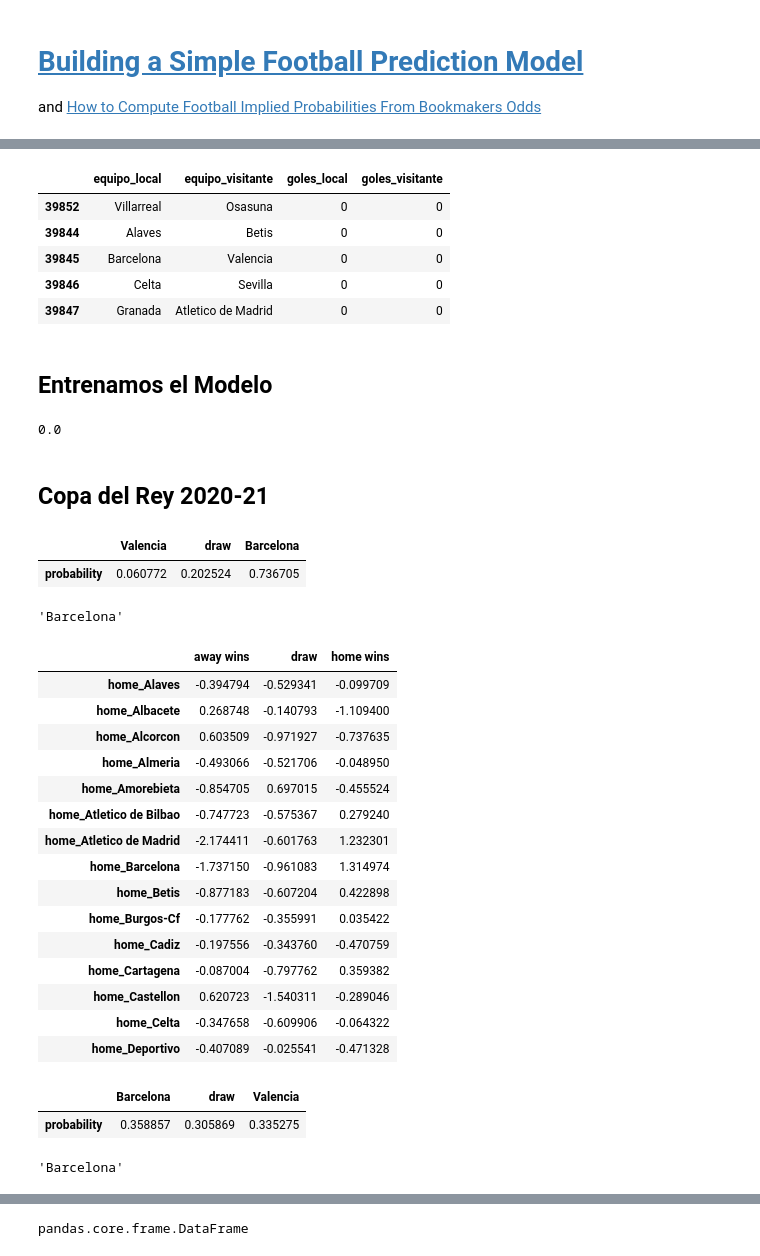
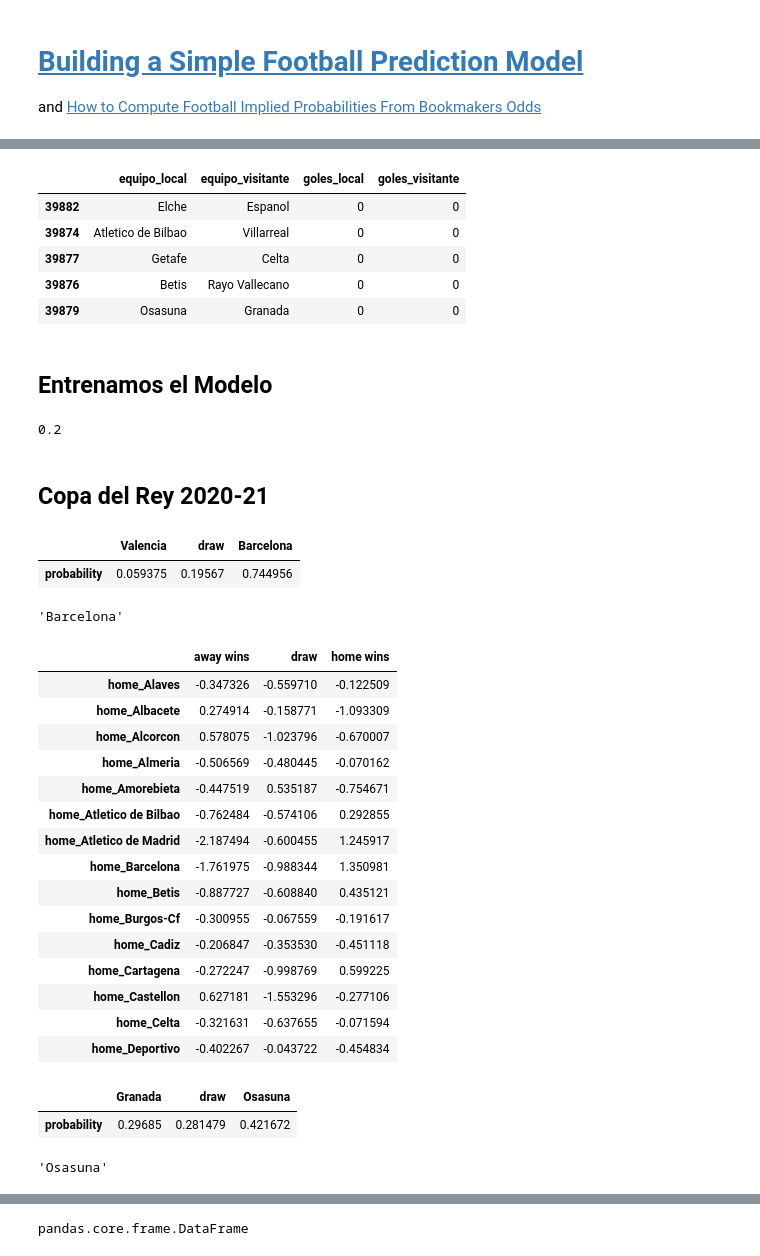
Before and after one commit to tonirodriguez/octopy, a Jupyter notebook: octopy/Liga.ipynb, the cells around one changed output, grey strips where cells are left out. Drawn from its saved outputs; the diff is of its cells as text; code cells hidden in the pictures.

```diff
--- a/octopy/Liga.ipynb
+++ b/octopy/Liga.ipynb
@@ -75,11 +75,11 @@ partidos = partidos.sort_values(by='fecha')
 part_test = partidos[partidos['division'] == 1]
 
 # Test Set
-part_test = part_test[part_test['fecha'] >= date(2021, 10, 6)]
+part_test = part_test[part_test['fecha'] >= date(2021, 10, 21)]
 
 # Train Set
 partidos = partidos[partidos['fecha'] > date(2019, 8, 1)]
-partidos = partidos[partidos['fecha'] < date(2021, 10, 6)]
+partidos = partidos[partidos['fecha'] < date(2021, 10, 21)]
 # %%
 train = partidos.filter(['equipo_local', 'equipo_visitante', 'goles_local', 'goles_visitante'])
 test = part_test.filter(['equipo_local', 'equipo_visitante', 'goles_local', 'goles_visitante'])
@@ -89,11 +89,11 @@ equipos = train['equipo_local'].unique()
 test.head()
 # %% [output]
 |  | equipo_local | equipo_visitante | goles_local | goles_visitante |
-| 39852 | Villarreal | Osasuna | 0 | 0 |
-| 39844 | Alaves | Betis | 0 | 0 |
-| 39845 | Barcelona | Valencia | 0 | 0 |
-| 39846 | Celta | Sevilla | 0 | 0 |
-| 39847 | Granada | Atletico de Madrid | 0 | 0 |
+| 39882 | Elche | Espanol | 0 | 0 |
+| 39874 | Atletico de Bilbao | Villarreal | 0 | 0 |
+| 39877 | Getafe | Celta | 0 | 0 |
+| 39876 | Betis | Rayo Vallecano | 0 | 0 |
+| 39879 | Osasuna | Granada | 0 | 0 |
 # %% [markdown]
 ## Entrenamos el Modelo
 # %%
@@ -121,14 +121,14 @@ test['correct'] = test.apply(lambda row: correct(row), axis=1)
 # %%
 accuracy_score(test.real_winner, test.forecast_winner)
 # %% [output]
-0.0
+0.2
 # %% [markdown]
 ## Copa del Rey 2020-21
 # %%
 model.predict_proba('Barcelona', 'Valencia')
 # %% [output]
 |  | Valencia | draw | Barcelona |
-| probability | 0.060772 | 0.202524 | 0.736705 |
+| probability | 0.059375 | 0.19567 | 0.744956 |
 # %%
 model.predict_winner('Barcelona', 'Valencia')
 # %% [output]
@@ -138,29 +138,29 @@ coefs = model.get_coef()
 coefs.head(15)
 # %% [output]
 |  | away wins | draw | home wins |
-| home_Alaves | -0.394794 | -0.529341 | -0.099709 |
-| home_Albacete | 0.268748 | -0.140793 | -1.109400 |
-| home_Alcorcon | 0.603509 | -0.971927 | -0.737635 |
-| home_Almeria | -0.493066 | -0.521706 | -0.048950 |
-| home_Amorebieta | -0.854705 | 0.697015 | -0.455524 |
-| home_Atletico de Bilbao | -0.747723 | -0.575367 | 0.279240 |
-| home_Atletico de Madrid | -2.174411 | -0.601763 | 1.232301 |
-| home_Barcelona | -1.737150 | -0.961083 | 1.314974 |
-| home_Betis | -0.877183 | -0.607204 | 0.422898 |
-| home_Burgos-Cf | -0.177762 | -0.355991 | 0.035422 |
-| home_Cadiz | -0.197556 | -0.343760 | -0.470759 |
-| home_Cartagena | -0.087004 | -0.797762 | 0.359382 |
-| home_Castellon | 0.620723 | -1.540311 | -0.289046 |
-| home_Celta | -0.347658 | -0.609906 | -0.064322 |
-| home_Deportivo | -0.407089 | -0.025541 | -0.471328 |
+| home_Alaves | -0.347326 | -0.559710 | -0.122509 |
+| home_Albacete | 0.274914 | -0.158771 | -1.093309 |
+| home_Alcorcon | 0.578075 | -1.023796 | -0.670007 |
+| home_Almeria | -0.506569 | -0.480445 | -0.070162 |
+| home_Amorebieta | -0.447519 | 0.535187 | -0.754671 |
+| home_Atletico de Bilbao | -0.762484 | -0.574106 | 0.292855 |
+| home_Atletico de Madrid | -2.187494 | -0.600455 | 1.245917 |
+| home_Barcelona | -1.761975 | -0.988344 | 1.350981 |
+| home_Betis | -0.887727 | -0.608840 | 0.435121 |
+| home_Burgos-Cf | -0.300955 | -0.067559 | -0.191617 |
+| home_Cadiz | -0.206847 | -0.353530 | -0.451118 |
+| home_Cartagena | -0.272247 | -0.998769 | 0.599225 |
+| home_Castellon | 0.627181 | -1.553296 | -0.277106 |
+| home_Celta | -0.321631 | -0.637655 | -0.071594 |
+| home_Deportivo | -0.402267 | -0.043722 | -0.454834 |
 # %%
-model.predict_proba('Valencia', 'Barcelona')
+model.predict_proba('Osasuna', 'Granada')
 # %% [output]
-|  | Barcelona | draw | Valencia |
-| probability | 0.358857 | 0.305869 | 0.335275 |
+|  | Granada | draw | Osasuna |
+| probability | 0.29685 | 0.281479 | 0.421672 |
 # %%
-model.predict_winner('Valencia', 'Barcelona', )
+model.predict_winner('Osasuna', 'Granada', )
 # %% [output]
-'Barcelona'
+'Osasuna'
 # %%
 coefs = model.get_coef()
```
Also changed, not shown: parts of 14 cells of this notebook, 6 other files.
